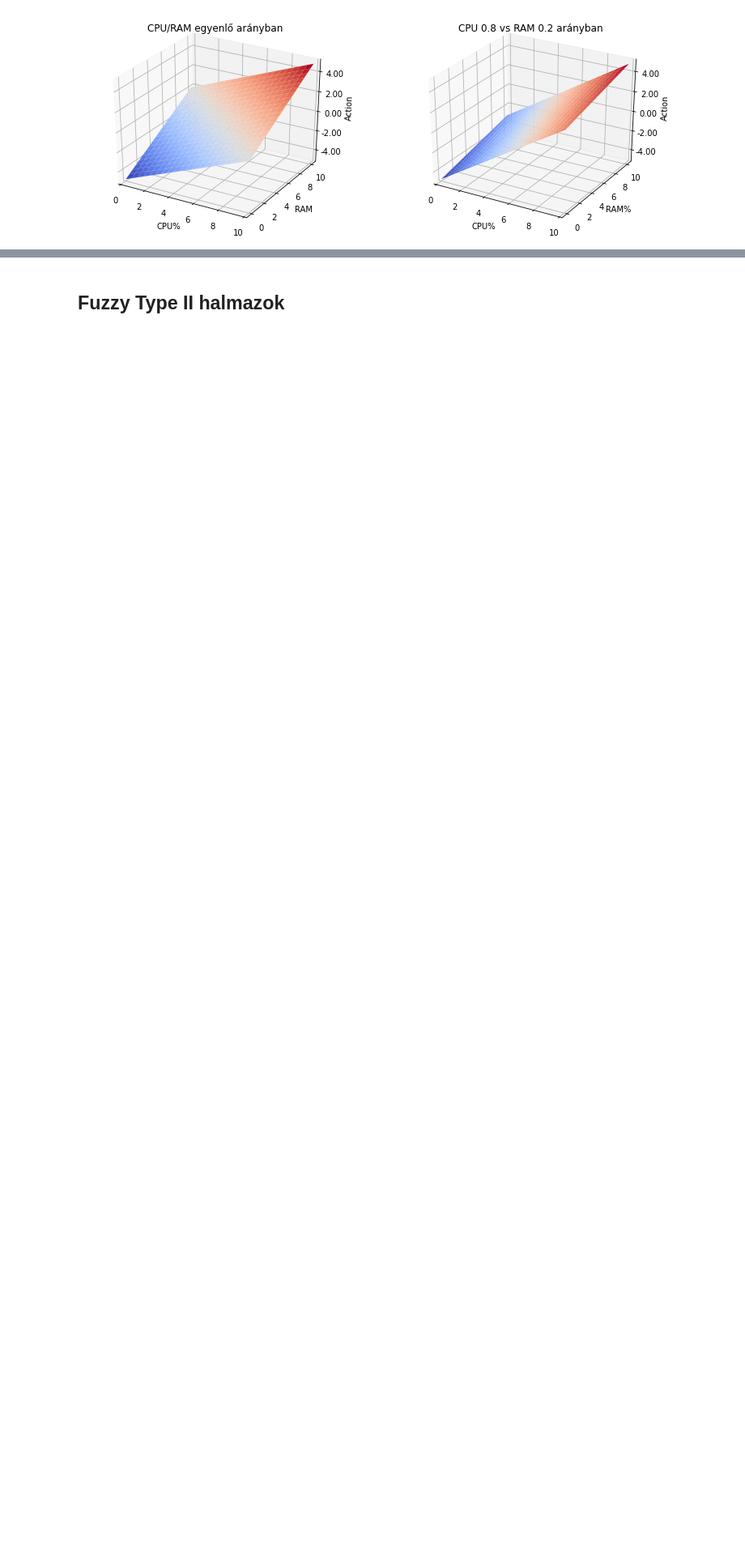
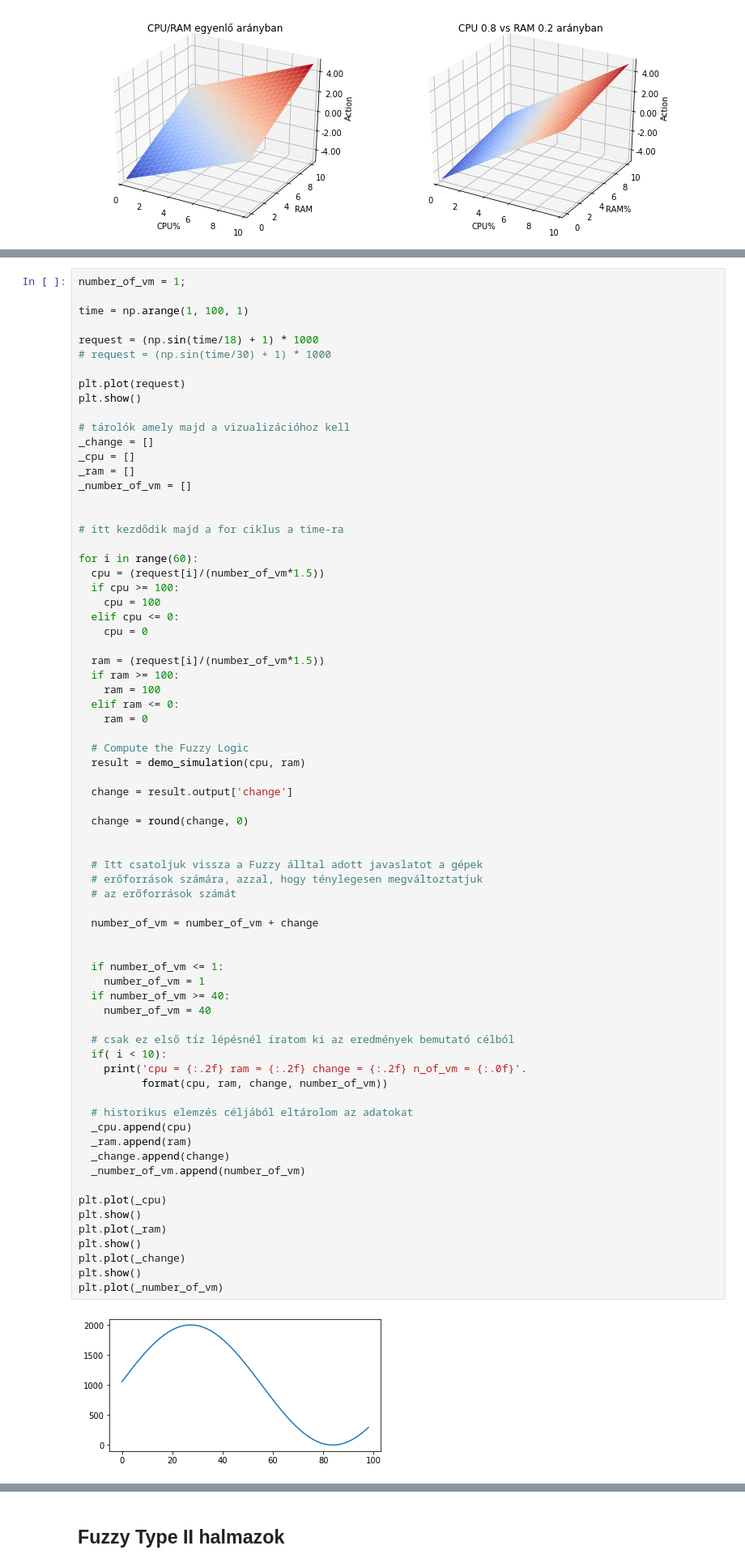
Before and after one commit to JoDeMiro/FuzzyBevezetes, a Jupyter notebook: Python_Fuzzy_Bemutató_a_Tanárnőnek_9_Interactive.ipynb, the cells around one changed output, grey strips where cells are left out. Shown at 81% size. Cells and saved outputs as stored; diff of their text form; blank space fills up the shorter version.

```diff
--- a/Python_Fuzzy_Bemutató_a_Tanárnőnek_9_Interactive.ipynb
+++ b/Python_Fuzzy_Bemutató_a_Tanárnőnek_9_Interactive.ipynb
@@ -1906,0 +1985,73 @@ action maximum of maximum        = 10.00
+# %%
+number_of_vm = 1;
+
+time = np.arange(1, 100, 1)
+
+request = (np.sin(time/18) + 1) * 1000
+# request = (np.sin(time/30) + 1) * 1000
+
+plt.plot(request)
+plt.show()
+
+# tárolók amely majd a vizualizációhoz kell
+_change = []
+_cpu = []
+_ram = []
+_number_of_vm = []
+
+
+# itt kezdődik majd a for ciklus a time-ra
+
+for i in range(60):
+  cpu = (request[i]/(number_of_vm*1.5))
+  if cpu >= 100:
+    cpu = 100
+  elif cpu <= 0:
+    cpu = 0
+
+  ram = (request[i]/(number_of_vm*1.5))
+  if ram >= 100:
+    ram = 100
+  elif ram <= 0:
+    ram = 0
+
+  # Compute the Fuzzy Logic
+  result = demo_simulation(cpu, ram)
+
+  change = result.output['change']
+
+  change = round(change, 0)
+
+
+  # Itt csatoljuk vissza a Fuzzy álltal adott javaslatot a gépek
+  # erőforrások számára, azzal, hogy ténylegesen megváltoztatjuk
+  # az erőforrások számát
+
+  number_of_vm = number_of_vm + change
+
+
+  if number_of_vm <= 1:
+    number_of_vm = 1
+  if number_of_vm >= 40:
+    number_of_vm = 40
+
+  # csak ez első tíz lépésnél íratom ki az eredmények bemutató célból
+  if( i < 10):
+    print('cpu = {:.2f} ram = {:.2f} change = {:.2f} n_of_vm = {:.0f}'.
+          format(cpu, ram, change, number_of_vm))
+
+  # historikus elemzés céljából eltárolom az adatokat
+  _cpu.append(cpu)
+  _ram.append(ram)
+  _change.append(change)
+  _number_of_vm.append(number_of_vm)
+
+plt.plot(_cpu)
+plt.show()
+plt.plot(_ram)
+plt.show()
+plt.plot(_change)
+plt.show()
+plt.plot(_number_of_vm)
+# %% [output]
+[figure, added]
```
Also changed, not shown: parts of 7 cells of this notebook.
